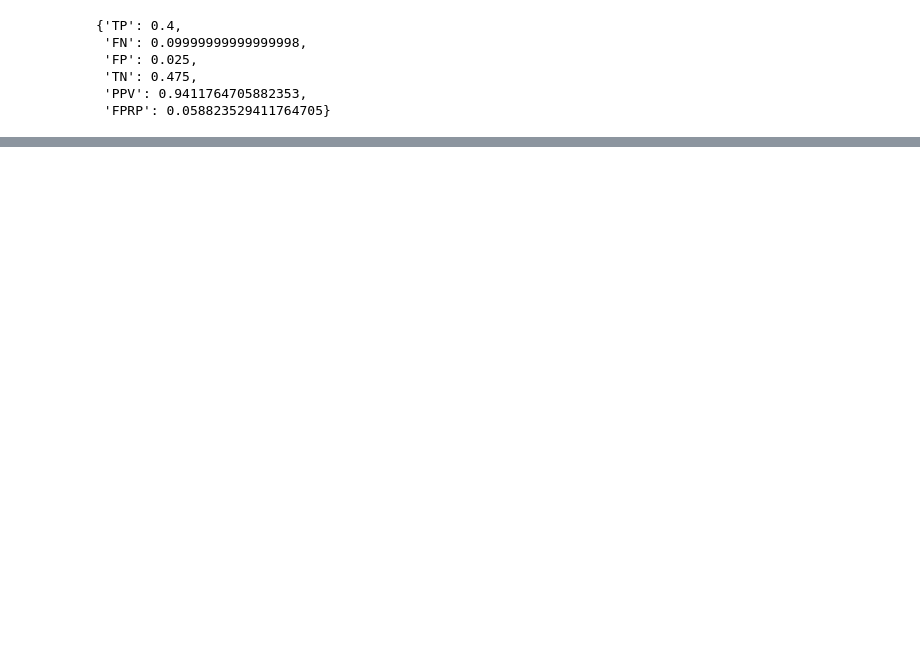
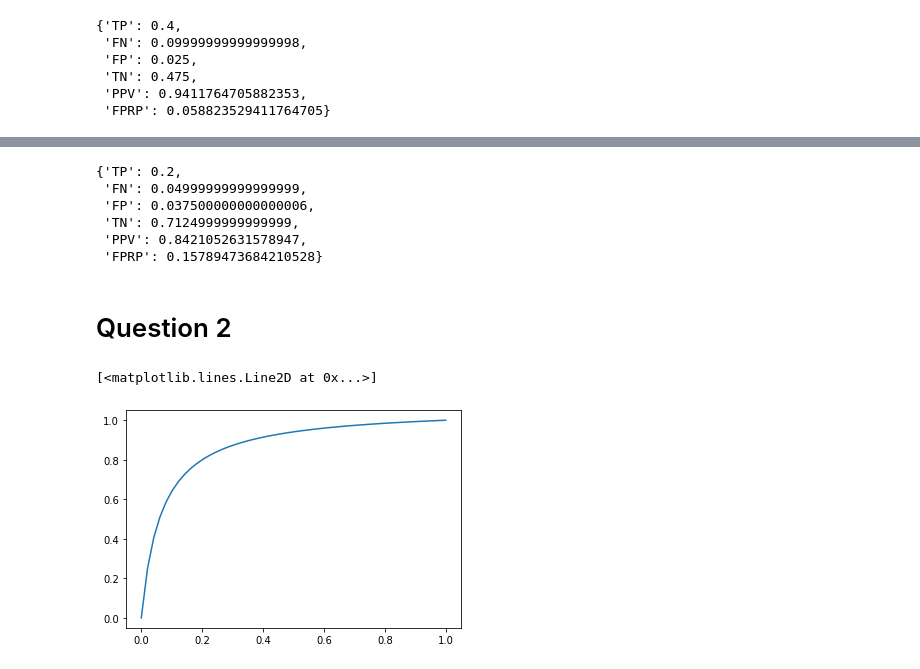
Before and after one commit to bcrestel/coursera_statisticalinferences, a Jupyter notebook: notebooks/week_3_PositivePredictiveValue.ipynb, the cells around one changed output, grey strips where cells are left out. Saved outputs shown, nothing was run; the diff lists cells and outputs as text; code cells hidden in the pictures; blank space fills up the shorter version.

```diff
--- a/notebooks/week_3_PositivePredictiveValue.ipynb
+++ b/notebooks/week_3_PositivePredictiveValue.ipynb
@@ -41,0 +51,17 @@ calculate_ppv(percentage_experiments_H0true=0.7, alpha_level=0.05, power=0.35)
+# %%
+calculate_ppv(percentage_experiments_H1true=0.25, alpha_level=0.05, power=0.8)
+# %% [output]
+{'TP': 0.2,
+ 'FN': 0.04999999999999999,
+ 'FP': 0.037500000000000006,
+ 'TN': 0.7124999999999999,
+ 'PPV': 0.8421052631578947,
+ 'FPRP': 0.15789473684210528}
+# %% [markdown]
+# Question 2
+# %%
+h1 = np.linspace(0.0, 1.0, 50)
+plt.plot(h1, calculate_ppv(percentage_experiments_H1true=h1, alpha_level=0.05, power=0.8)['PPV'])
+# %% [output]
+[<matplotlib.lines.Line2D at 0x...>]
+[figure, added]
```
Also changed, not shown: parts of 19 cells of this notebook.
